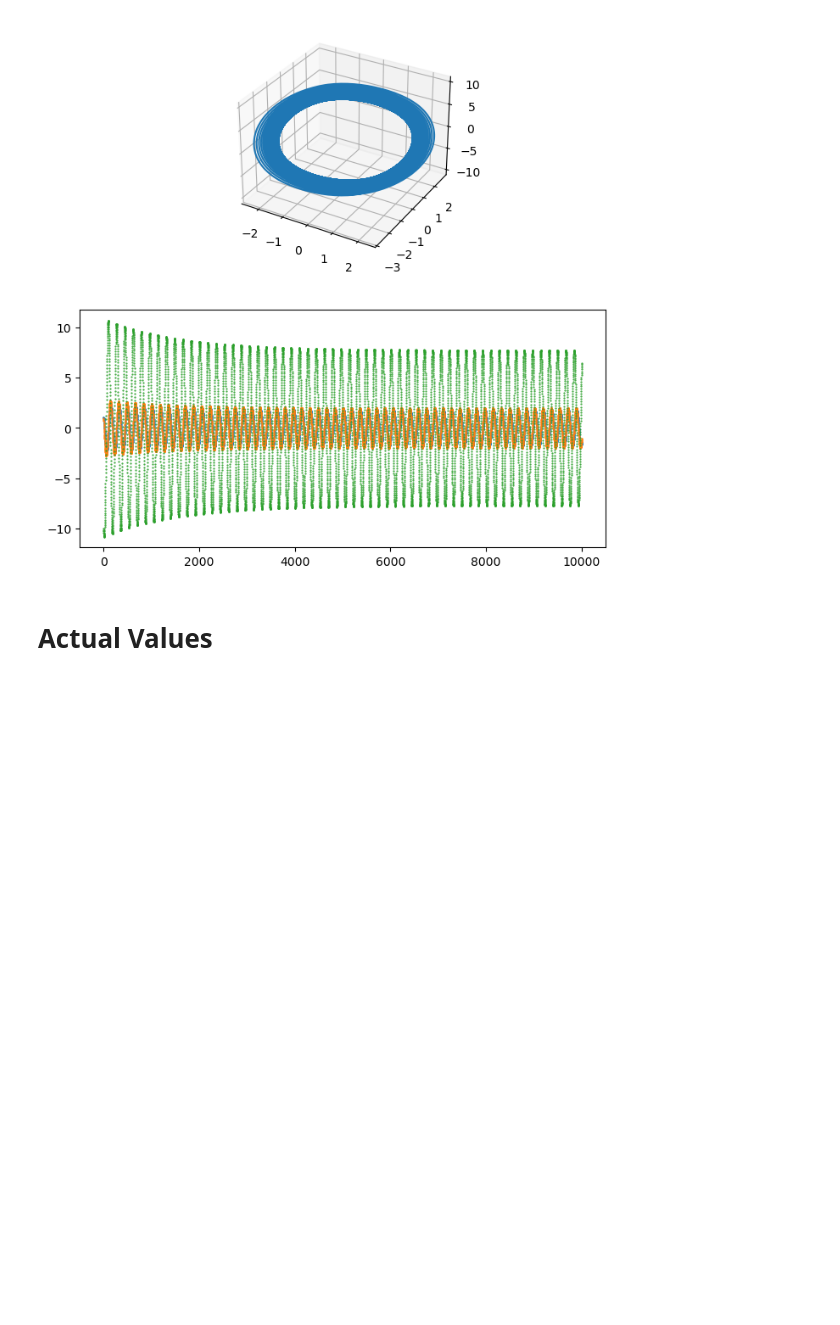
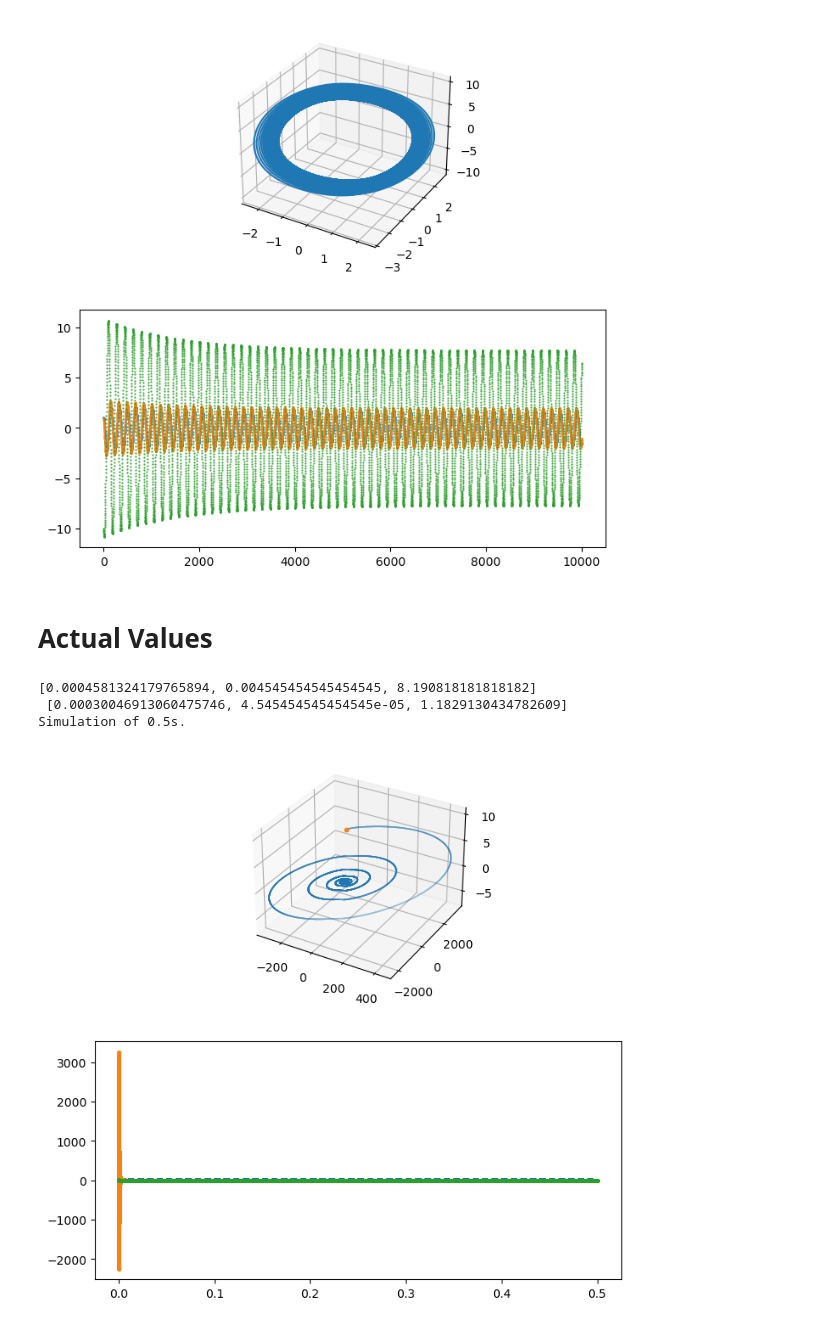
Before and after one commit to Chwanhee/Metrology, a Jupyter notebook: Report_2/Autonomous_Chua.ipynb, the cells around one changed output. Cells and saved outputs as stored; diff of their text form; code cells hidden in the pictures; blank space fills up the shorter version.

```diff
--- a/Report_2/Autonomous_Chua.ipynb
+++ b/Report_2/Autonomous_Chua.ipynb
@@ -57,4 +59,40 @@ Simulation of 100.0s.
 [figure]
 # %% [markdown]
 # Actual Values
+# %%
+# Parameters
+
+R = 1410
+C1 = 10e-9
+C2 = 100e-9
+L = 15e-3
+
+R2,R3 = 220,2200
+R4,R6 = 22000,3300
+A = 1000; E = 9
+
+F,freq = 5,100
+
+interior = [((A-1)*R2+R3)/(R2*(R2+(1+A)*R3))
+            ,1/R2,
+            (R2+(1+A)*R3)/(A*(R2+R3))*E]
+exterior = [((A-1)*R4+R6)/(R4*(R4+(1+A)*R6))
+            ,1/R4
+            ,(R4+(1+A)*R6)/(A*(R4+R6))*E]
+
+print(interior,"\n",exterior)
+
+def NIC(x,a,b,B):
+    g = -a*x*(th(x+B,1)-th(x-B,1)) # Centre
+    g += (b*x+(a+b)*B)*th(-x-B,1) # Lefterior
+    g += (b*x-(a+b)*B)*th(x-B,1) # Righterior
+    return g
+
+def Chua(x,a1,b1,B1,a2,b2,B2):
+    return NIC(x,a1,b1,B1)+NIC(x,a2,b2,B2)
+# %% [output]
+[0.0004581324179765894, 0.004545454545454545, 8.190818181818182]
+ [0.00030046913060475746, 4.545454545454545e-05, 1.1829130434782609]
+Simulation of 0.5s.
+[figure, added]
 # %%
```
Also changed, not shown: parts of 5 cells of this notebook.
